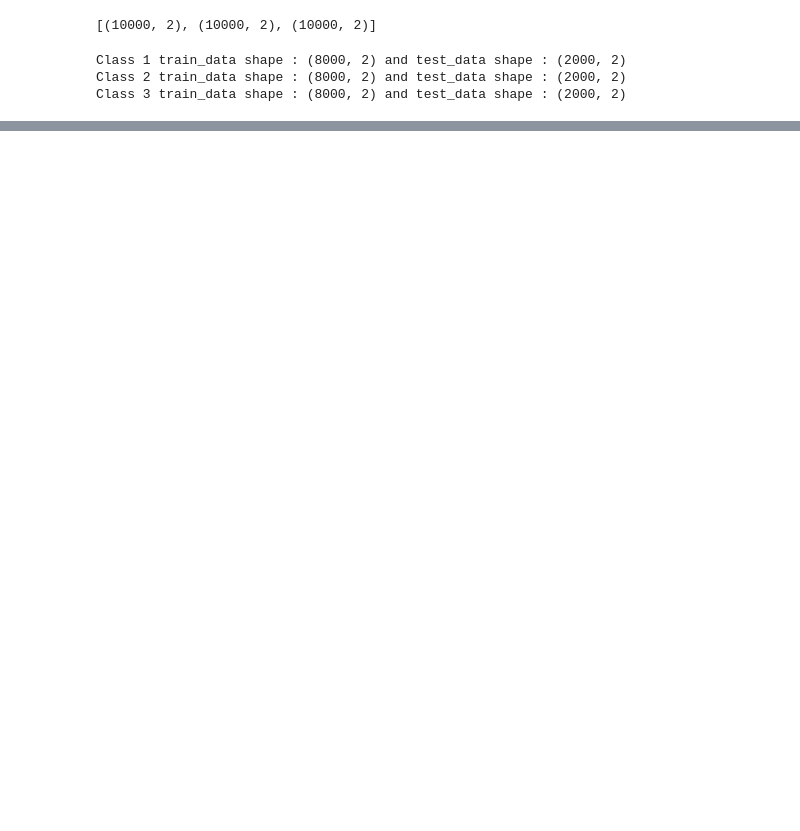
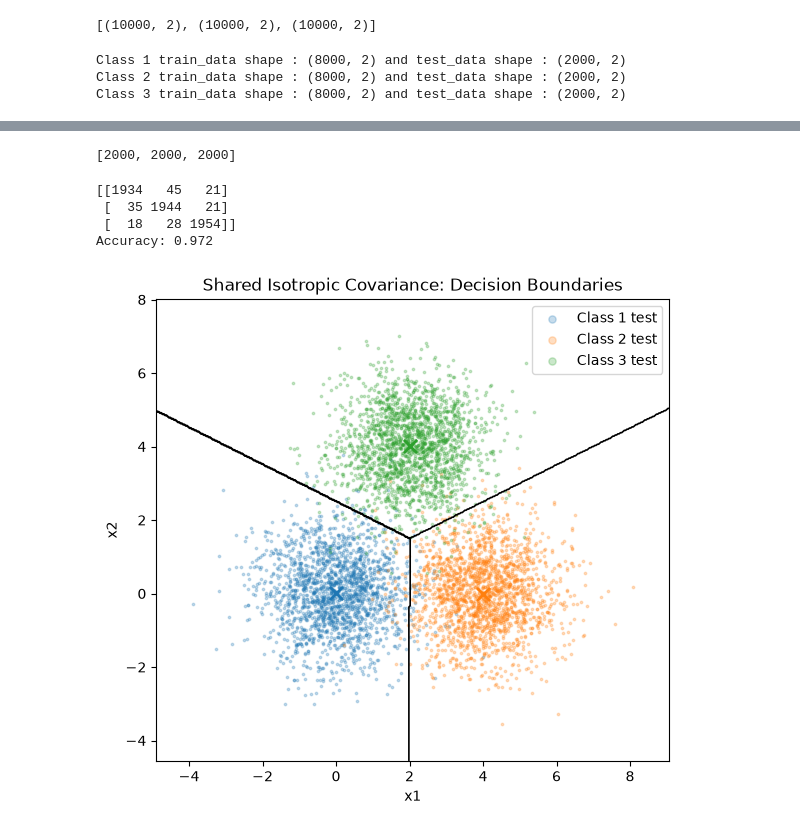
Before and after one commit to karywnl/pattern-recognition, a Jupyter notebook: lab5/lab5.ipynb, the cells around one changed output, grey strips where cells are left out. Saved outputs shown, nothing was run; the diff lists cells and outputs as text; code cells hidden in the pictures; blank space fills up the shorter version.

Commit message:
lab 5 : estimated the parameters, calculated MLE, built the confusion matrix and also plotted the decision boundaries

```diff
--- a/lab5/lab5.ipynb
+++ b/lab5/lab5.ipynb
@@ -56,0 +107,61 @@ Class 3 train_data shape : (8000, 2) and test_data shape : (2000, 2)
+# %%
+# classify all held-out points
+
+test_class_predictions = []
+for sample in test_class_samples:
+    predictions = []
+    for point in sample:
+        scores = [gaussian_score(point, mu_hat, shared_cov_est) for mu_hat in train_class_mean_est]
+        predictions.append(np.argmax(scores) + 1)
+    test_class_predictions.append(np.array(predictions))
+
+print([len(predictions) for predictions in test_class_predictions])
+# %% [output]
+[2000, 2000, 2000]
+# %%
+# rows: true class, columns: predicted class
+
+confusion_matrix = np.zeros((3, 3), dtype=int)
+
+for true_class, predictions in enumerate(test_class_predictions):
+    for predicted_class in predictions:
+        confusion_matrix[true_class, predicted_class - 1] += 1
+
+print(confusion_matrix)
+print("Accuracy:", np.trace(confusion_matrix) / confusion_matrix.sum())
+# %% [output]
+[[1934   45   21]
+ [  35 1944   21]
+ [  18   28 1954]]
+Accuracy: 0.972
+# %%
+# decision regions from the estimated Gaussian scores
+
+test_points = np.vstack(test_class_samples)
+x_values = np.linspace(test_points[:, 0].min() - 1, test_points[:, 0].max() + 1, 400)
+y_values = np.linspace(test_points[:, 1].min() - 1, test_points[:, 1].max() + 1, 400)
+x_grid, y_grid = np.meshgrid(x_values, y_values)
+regions = np.zeros(x_grid.shape, dtype=int)
+for i in range(x_grid.shape[0]):
+    for j in range(x_grid.shape[1]):
+        point = np.array([x_grid[i, j], y_grid[i, j]])
+        scores = [gaussian_score(point, mu_hat, shared_cov_est) for mu_hat in train_class_mean_est]
+        regions[i, j] = np.argmax(scores)
+
+colors = ["tab:blue", "tab:orange", "tab:green"]
+plt.figure(figsize=(8, 6))
+plt.contour(x_grid, y_grid, regions, levels=[0.5, 1.5], colors="black", linewidths=1.2)
+for k, sample in enumerate(test_class_samples):
+    plt.scatter(sample[:, 0], sample[:, 1], s=3, alpha=0.25, color=colors[k], label=f"Class {k + 1} test")
+for k, mu_hat in enumerate(train_class_mean_est):
+    plt.scatter(mu_hat[0], mu_hat[1], marker="x", s=90, linewidths=2, color=colors[k])
+plt.xlabel("x1")
+plt.ylabel("x2")
+plt.title("Shared Isotropic Covariance: Decision Boundaries")
+plt.gca().set_aspect("equal", adjustable="box")
+plt.xlim(x_values[0], x_values[-1])
+plt.ylim(y_values[0], y_values[-1])
+plt.legend(markerscale=3)
+plt.show()
+# %% [output]
+[figure, added]
```
Also changed, not shown: parts of 7 cells of this notebook.
